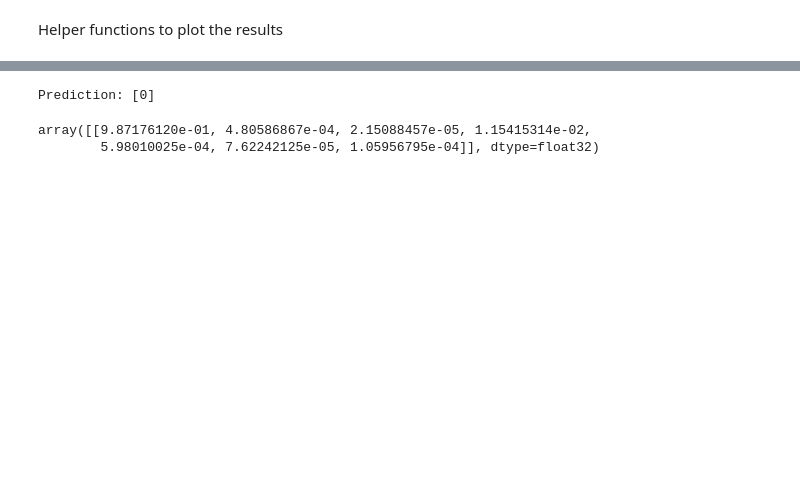
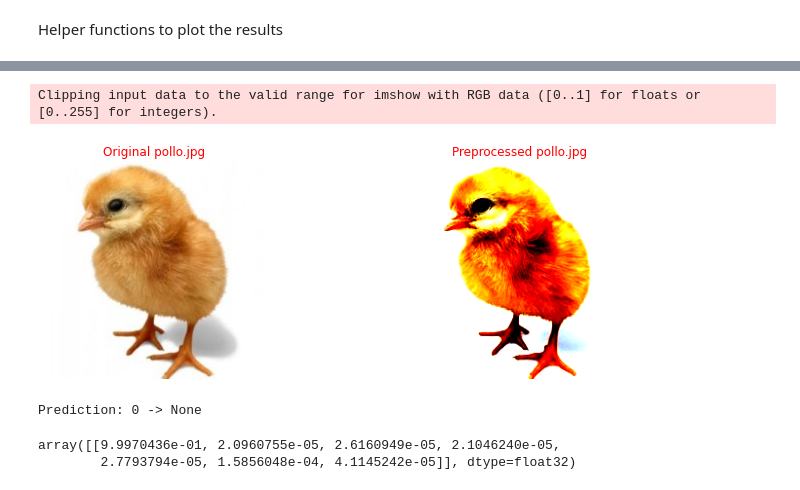
Before and after one commit to SergioRt1/An-analysis-of-diagram-images-on-Git-repositories, a Jupyter notebook: train.ipynb, the cells around one changed output, grey strips where cells are left out. Saved outputs shown, nothing was run; the diff lists cells and outputs as text; code cells hidden in the pictures; blank space fills up the shorter version.

Commit message:
Refactor in training script, add params, fix BGR2RBG bug

```diff
--- a/train.ipynb
+++ b/train.ipynb
@@ -310,10 +511,0 @@ def generate_final_model(seed):
-# %%
-loaded_model = keras.models.load_model('diagrams.h5')
-loaded_model.trainable = True
-loaded_model.compile(loss='categorical_crossentropy',
-                     optimizer=keras.optimizers.Adam(1e-5),
-                     metrics=['accuracy'])
-X_train, X_val, y_train, y_val = train_test_split(X_full_p, y_full_p, test_size=0.2, random_state=20)
-loaded_model.summary()
-history = loaded_model.fit(X_train, y_train, epochs=10, validation_data=(X_val, y_val), verbose=1)
-history
@@ -423,6 +525,38 @@ loaded_model.save('tuned.h5')
+# %%
+def show_and_predict_img(name: str, model):
+    original = cv2.imread('test/' + name, cv2.IMREAD_ANYCOLOR)
+    original = cv2.cvtColor(original, cv2.COLOR_RGB2BGR)
+    img = image.load_img(f'test/{name}', target_size=input_shape_densenet[:2])
+    img = image.img_to_array(img)
+    x = np.expand_dims(img, axis=0)
+    x = preprocess_input(x)
+
+    plt.figure(figsize=(12, 4))
+
+    plt.subplot(1, 2, 1)
+    plt.axis('off')
+    plt.imshow(original)
+    title = plt.title(f'Original {name}')
+    plt.setp(title, color='r')
+
+    plt.subplot(1, 2, 2)
+    plt.axis('off')
+    plt.imshow(x[0])
+    title = plt.title(f'Preprocessed {name}')
+    plt.setp(title, color='r')
+
+    plt.show()
+
+    prop = model.predict(x)
+    prediction = prop.argmax(axis=-1)
+    print(f"Prediction: {prediction[0]} -> {class_map[prediction[0]]}")
+
+    return prop
 # %%
-show_and_predict_img('e78f463f0008003.jpg', loaded_model)
+show_and_predict_img('pollo.jpg', loaded_model)
 # %% [output]
-Prediction: [0]
+Clipping input data to the valid range for imshow with RGB data ([0..1] for floats or [0..255] for integers).
+[figure, added]
-array([[9.87176120e-01, 4.80586867e-04, 2.15088457e-05, 1.15415314e-02,
-        5.98010025e-04, 7.62242125e-05, 1.05956795e-04]], dtype=float32)
+Prediction: 0 -> None
+array([[9.9970436e-01, 2.0960755e-05, 2.6160949e-05, 2.1046240e-05,
+        2.7793794e-05, 1.5856048e-04, 4.1145242e-05]], dtype=float32)
```
Also changed, not shown: parts of 37 cells of this notebook, 2 other files.
